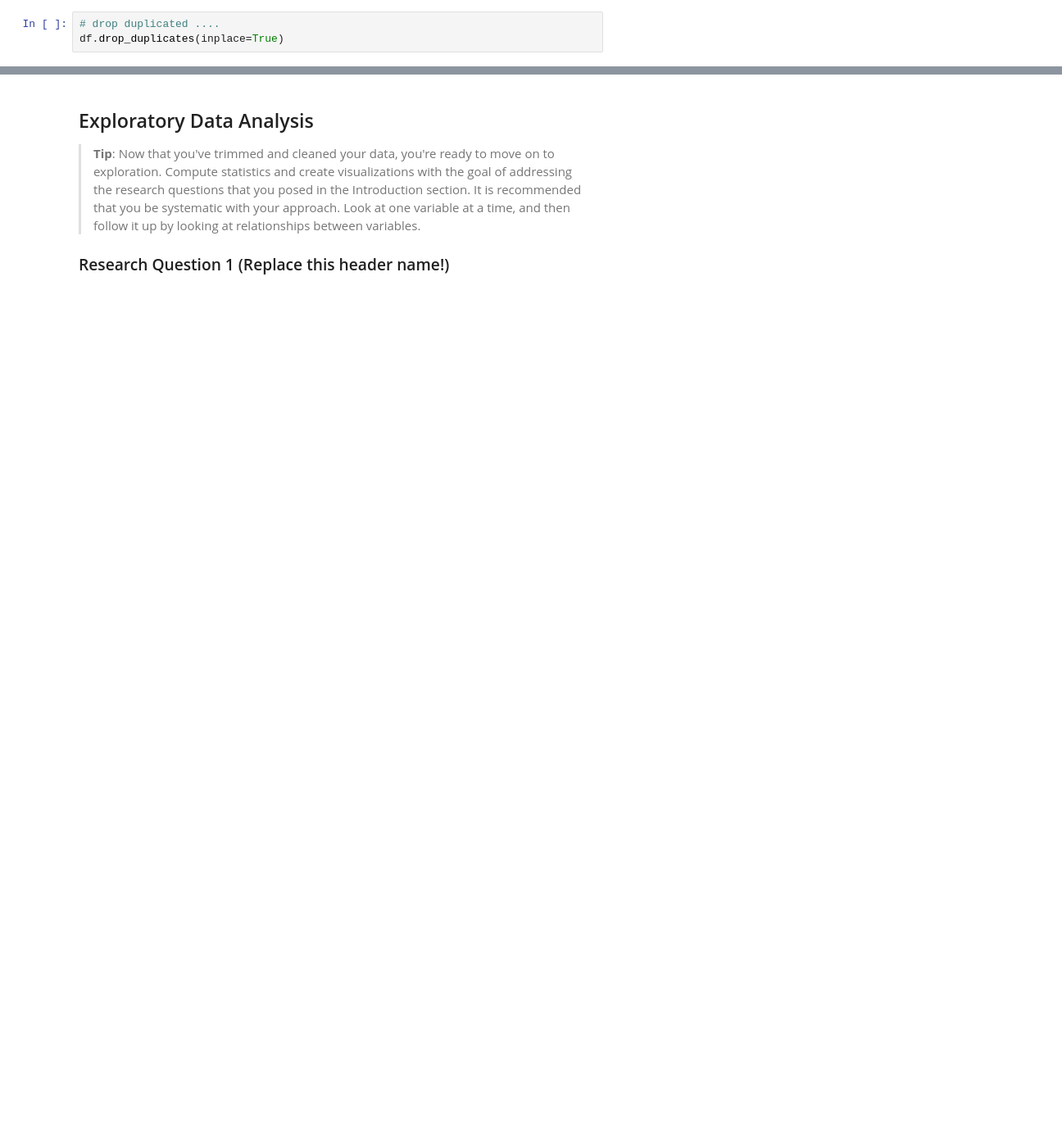
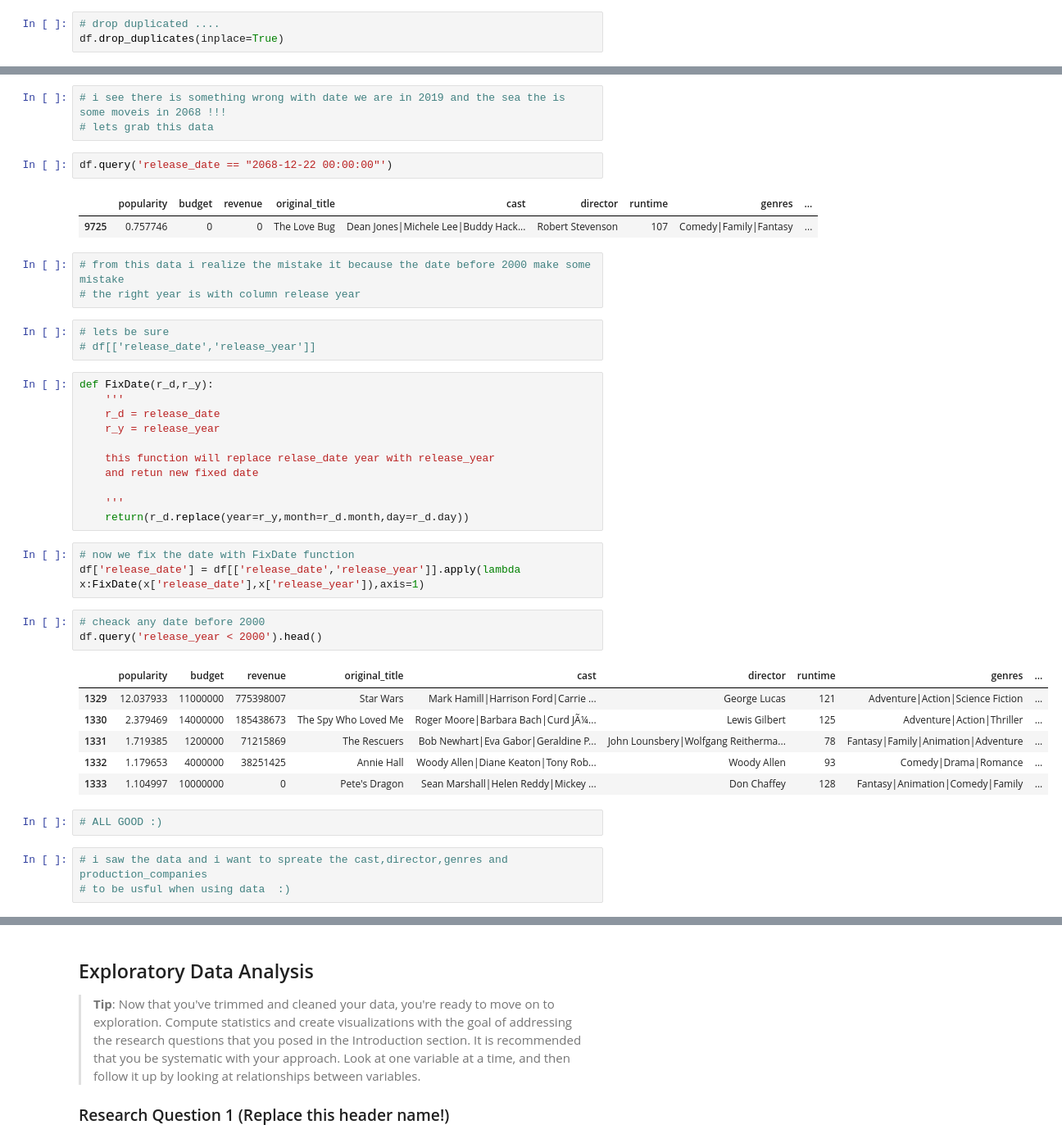
Before and after one commit to AbdulwhabDev/Project_2_DAND, a Jupyter notebook: Project_2_template.ipynb, the cells around one changed output, grey strips where cells are left out. Shown at 82% size. Drawn from its saved outputs; the diff is of its cells as text; blank space fills up the shorter version.

```diff
--- a/Project_2_template.ipynb
+++ b/Project_2_template.ipynb
@@ -207,0 +249,43 @@ df.head(1).T
+# %%
+# i see there is something wrong with date we are in 2019 and the sea the is some moveis in 2068 !!!
+# lets grab this data
+# %%
+df.query('release_date == "2068-12-22 00:00:00"')
+# %% [output]
+|  | popularity | budget | revenue | original_title | cast | director | runtime | genres | ... |
+| 9725 | 0.757746 | 0 | 0 | The Love Bug | Dean Jones|Michele Lee|Buddy Hack... | Robert Stevenson | 107 | Comedy|Family|Fantasy | ... |
+# %%
+# from this data i realize the mistake it because the date before 2000 make some mistake
+# the right year is with column release year
+# %%
+# lets be sure
+# df[['release_date','release_year']]
+# %%
+def FixDate(r_d,r_y):
+    '''
+    r_d = release_date
+    r_y = release_year
+
+    this function will replace relase_date year with release_year
+    and retun new fixed date
+
+    '''
+    return(r_d.replace(year=r_y,month=r_d.month,day=r_d.day))
+# %%
+# now we fix the date with FixDate function
+df['release_date'] = df[['release_date','release_year']].apply(lambda x:FixDate(x['release_date'],x['release_year']),axis=1)
+# %%
+# cheack any date before 2000
+df.query('release_year < 2000').head()
+# %% [output]
+|  | popularity | budget | revenue | original_title | cast | director | runtime | genres | ... |
+| 1329 | 12.037933 | 11000000 | 775398007 | Star Wars | Mark Hamill|Harrison Ford|Carrie ... | George Lucas | 121 | Adventure|Action|Science Fiction | ... |
+| 1330 | 2.379469 | 14000000 | 185438673 | The Spy Who Loved Me | Roger Moore|Barbara Bach|Curd JÃ¼... | Lewis Gilbert | 125 | Adventure|Action|Thriller | ... |
+| 1331 | 1.719385 | 1200000 | 71215869 | The Rescuers | Bob Newhart|Eva Gabor|Geraldine P... | John Lounsbery|Wolfgang Reitherma... | 78 | Fantasy|Family|Animation|Adventure | ... |
+| 1332 | 1.179653 | 4000000 | 38251425 | Annie Hall | Woody Allen|Diane Keaton|Tony Rob... | Woody Allen | 93 | Comedy|Drama|Romance | ... |
+| 1333 | 1.104997 | 10000000 | 0 | Pete's Dragon | Sean Marshall|Helen Reddy|Mickey ... | Don Chaffey | 128 | Fantasy|Animation|Comedy|Family | ... |
+# %%
+# ALL GOOD :)
+# %%
+# i saw the data and i want to spreate the cast,director,genres and production_companies
+# to be usful when using data  :)
```
Also changed, not shown: parts of 11 cells of this notebook.
